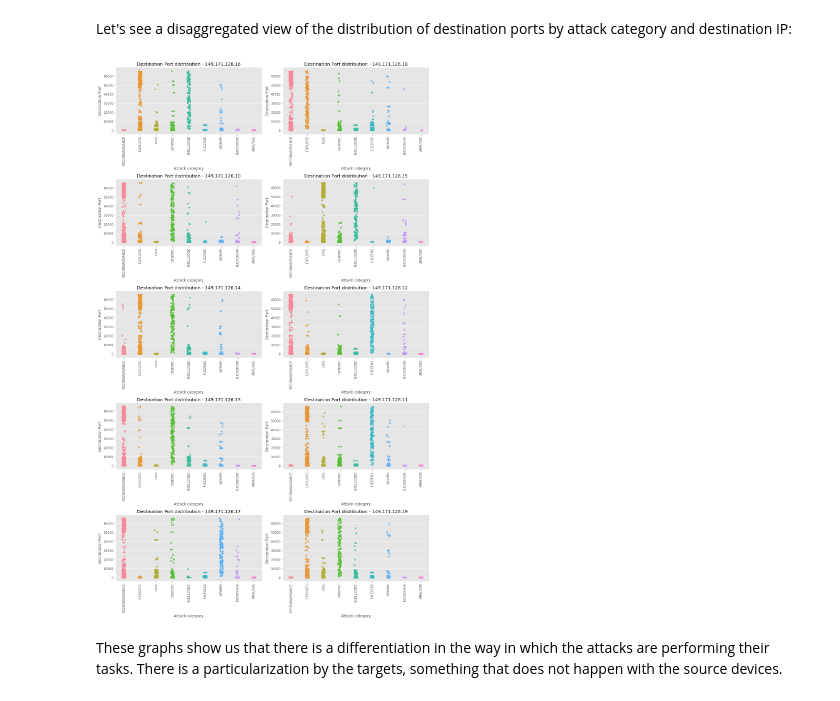
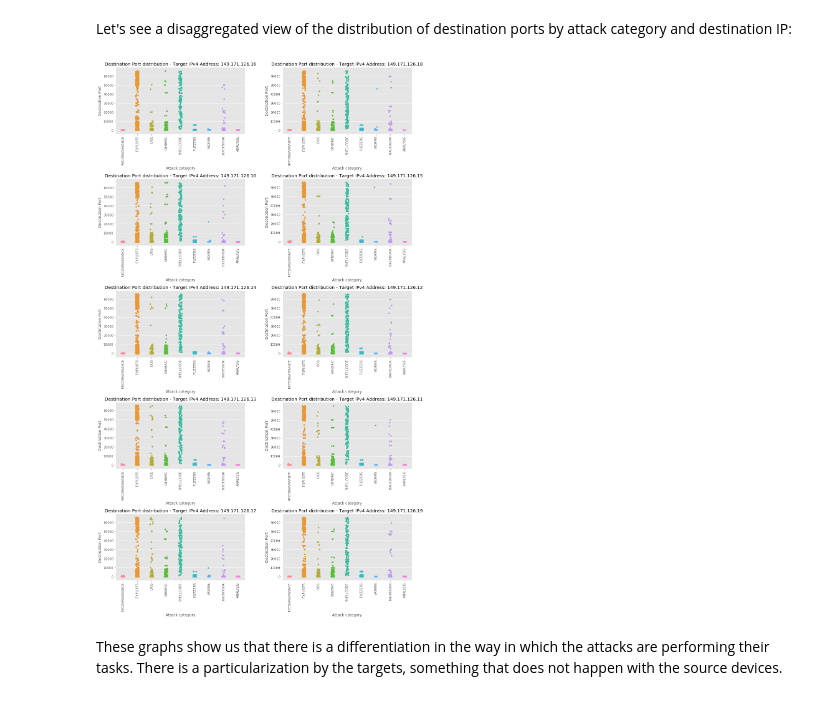
Before and after one commit to juliandariomirandacalle/DataScience_Cybersecurity, a Jupyter notebook: 01-EDA_Cyber_Attacks/W2_DS_Cybersecurity_student.ipynb, the cells around one changed output. Drawn from its saved outputs; the diff is of its cells as text; code cells hidden in the pictures.

```diff
--- a/01-EDA_Cyber_Attacks/W2_DS_Cybersecurity_student.ipynb
+++ b/01-EDA_Cyber_Attacks/W2_DS_Cybersecurity_student.ipynb
@@ -894,12 +894,13 @@ f, axes = plt.subplots(math.ceil(len(ips)/2), 2)
 f.set_figheight(10)
 f.set_figwidth(15)
 
+labels = list(df_interest['Attack category'].unique())
 for i, ip in enumerate(ips):
-    sns.stripplot(x='Attack category',y='Source Port',data=df_interest[df_interest['Source IP'] == ip], ax=axes[int(i/2)][i%2])
+    sns.stripplot(x='Attack category',y='Destination Port',data=df_interest[df_interest['Source IP'] == ip], order=labels, ax=axes[int(i/2)][i%2])
     axes[int(i/2)][i%2].set_xlabel('Attack category')
     axes[int(i/2)][i%2].set_ylabel('Destination Port')
-    axes[int(i/2)][i%2].set_title('Destination Port distribution - ' + ip)
-    axes[int(i/2)][i%2].set_xticklabels(list(df_interest['Attack category'].unique()),rotation=90)
+    axes[int(i/2)][i%2].set_title('Destination Port distribution - Attacker IPv4 Address: ' + ip)
+    axes[int(i/2)][i%2].set_xticklabels(labels,rotation=90)
 plt.tight_layout()
 plt.show()
 # %% [output]
@@ -909,19 +910,20 @@ Let's see a disaggregated view of the distribution of destination ports by attac
 # %%
 ips = list(df_interest['Destination IP'].unique())
 f, axes = plt.subplots(math.ceil(len(ips)/2), 2)
 f.set_figheight(25)
 f.set_figwidth(15)
 
+labels = list(df_interest['Attack category'].unique())
 for i, ip in enumerate(ips):
-    sns.stripplot(x='Attack category',y='Destination Port',data=df_interest[df_interest['Destination IP'] == ip], ax=axes[int(i/2)][i%2])
+    sns.stripplot(x='Attack category',y='Destination Port',data=df_interest[df_interest['Destination IP'] == ip], order=labels, ax=axes[int(i/2)][i%2])
     axes[int(i/2)][i%2].set_xlabel('Attack category')
     axes[int(i/2)][i%2].set_ylabel('Destination Port')
-    axes[int(i/2)][i%2].set_title('Destination Port distribution - ' + ip)
-    axes[int(i/2)][i%2].set_xticklabels(list(df_interest['Attack category'].unique()),rotation=90)
+    axes[int(i/2)][i%2].set_title('Destination Port distribution - Target IPv4 Address: ' + ip)
+    axes[int(i/2)][i%2].set_xticklabels(labels,rotation=90)
 plt.tight_layout()
 plt.show()
 # %% [output]
-[figure, old version]
+[figure, new version]
 # %% [markdown]
 These graphs show us that there is a differentiation in the way in which the attacks are performing their tasks. There is a particularization by the targets, something that does not happen with the source devices.
 # %% [markdown]
```
Also changed, not shown: parts of 3 cells of this notebook.
